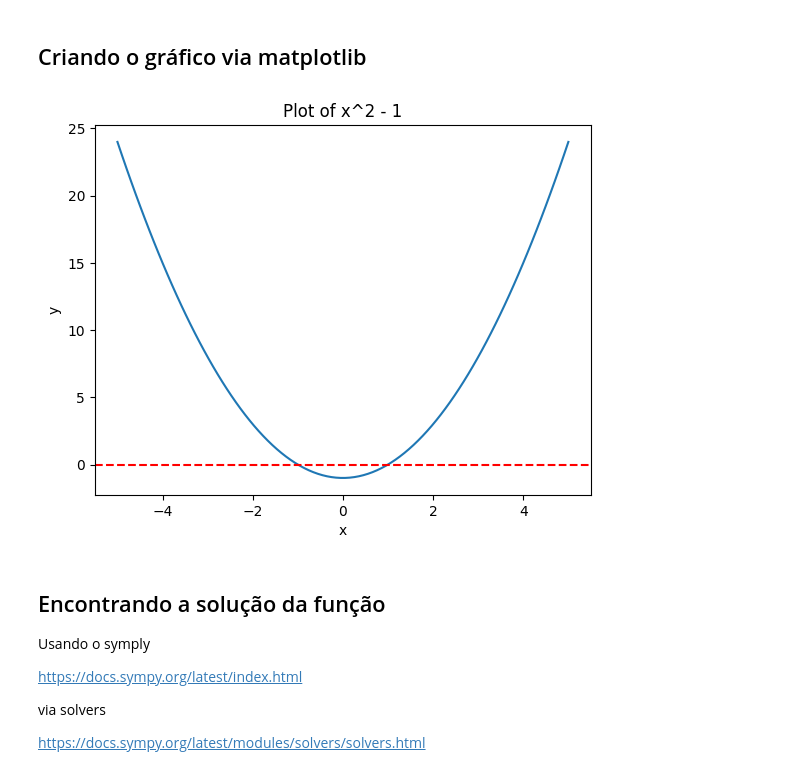
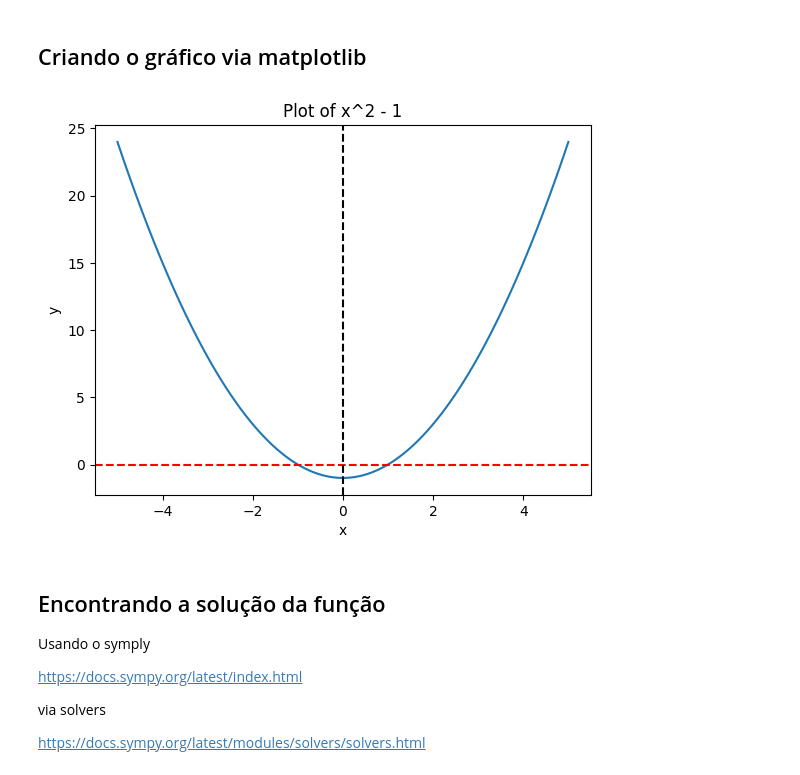
Before and after one commit to armandossrecife/teste, a Jupyter notebook: solucao_funcoes.ipynb, the cells around one changed output. Saved outputs shown, nothing was run; the diff lists cells and outputs as text; code cells hidden in the pictures.

```diff
--- a/solucao_funcoes.ipynb
+++ b/solucao_funcoes.ipynb
@@ -61,28 +67,31 @@ y = x**2 - 1
 # %%
 import matplotlib.pyplot as plt
 import numpy as np
 
 # Define the x values
 x = np.linspace(-5, 5, 100)
 
 # Calculate the corresponding y values
 y = x**2 - 1
 
 # Create the plot
 plt.plot(x, y)
 
 # Add the horizontal line at y = 0
 plt.axhline(y=0, color='red', linestyle='--', label='y = 0')
 
+# Add the vertical line at x = 0
+plt.axvline(x=0, color='black', linestyle='--', label='x = 0')
+
 # Set the title and labels
 plt.title("Plot of x^2 - 1")
 plt.xlabel("x")
 plt.ylabel("y")
 
 # Show the plot
 plt.show()
 # %% [output]
-[figure, old version]
+[figure, new version]
 # %% [markdown]
 ## Encontrando a solução da função
 
```
Also changed, not shown: parts of 8 cells of this notebook.
